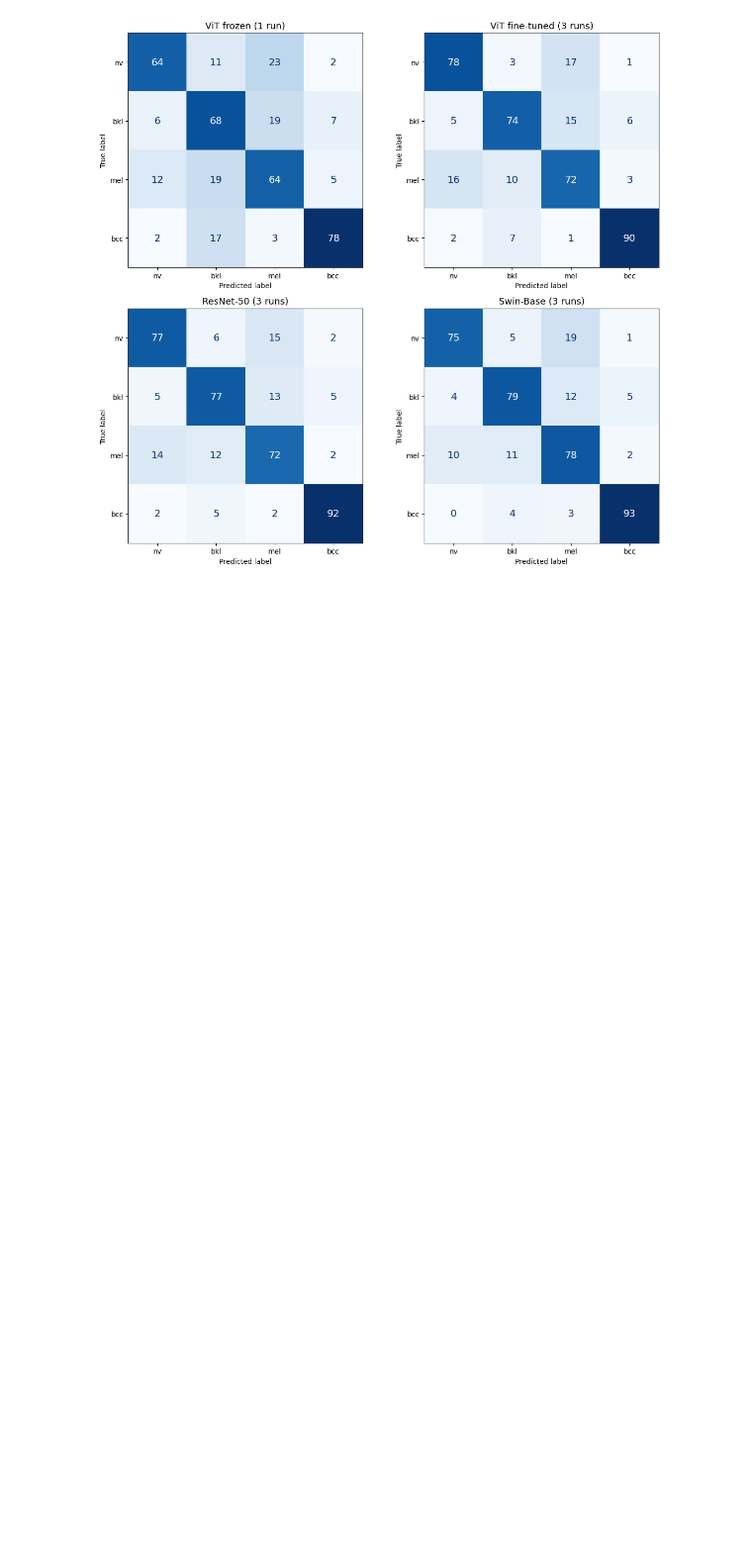
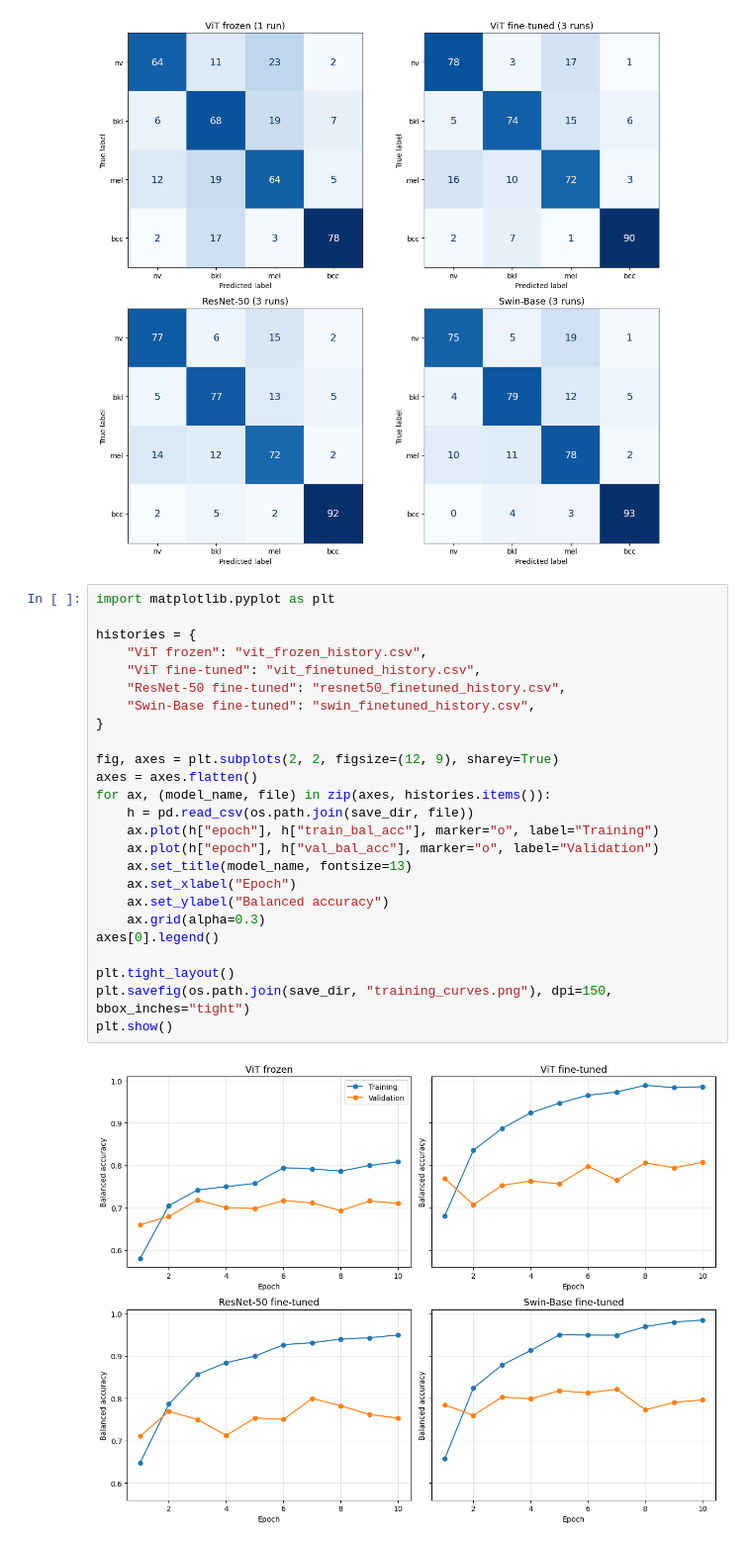
Before and after one commit to Lornatt88/maai901-vision-project, a Jupyter notebook: notebooks/04_analysis.ipynb, the cells around one changed output. Shown at 99% size. Drawn from its saved outputs; the diff is of its cells as text; blank space fills up the shorter version.

Commit message:
Train curves all models

```diff
--- a/notebooks/04_analysis.ipynb
+++ b/notebooks/04_analysis.ipynb
@@ -205,3 +205,30 @@ plt.savefig(os.path.join(save_dir, "confusion_matrices_all.png"), dpi=150, bbox_
 plt.show()
 # %% [output]
 [figure]
+# %%
+import matplotlib.pyplot as plt
+
+histories = {
+    "ViT frozen": "vit_frozen_history.csv",
+    "ViT fine-tuned": "vit_finetuned_history.csv",
+    "ResNet-50 fine-tuned": "resnet50_finetuned_history.csv",
+    "Swin-Base fine-tuned": "swin_finetuned_history.csv",
+}
+
+fig, axes = plt.subplots(2, 2, figsize=(12, 9), sharey=True)
+axes = axes.flatten()
+for ax, (model_name, file) in zip(axes, histories.items()):
+    h = pd.read_csv(os.path.join(save_dir, file))
+    ax.plot(h["epoch"], h["train_bal_acc"], marker="o", label="Training")
+    ax.plot(h["epoch"], h["val_bal_acc"], marker="o", label="Validation")
+    ax.set_title(model_name, fontsize=13)
+    ax.set_xlabel("Epoch")
+    ax.set_ylabel("Balanced accuracy")
+    ax.grid(alpha=0.3)
+axes[0].legend()
+
+plt.tight_layout()
+plt.savefig(os.path.join(save_dir, "training_curves.png"), dpi=150, bbox_inches="tight")
+plt.show()
+# %% [output]
+[figure, added]
```
